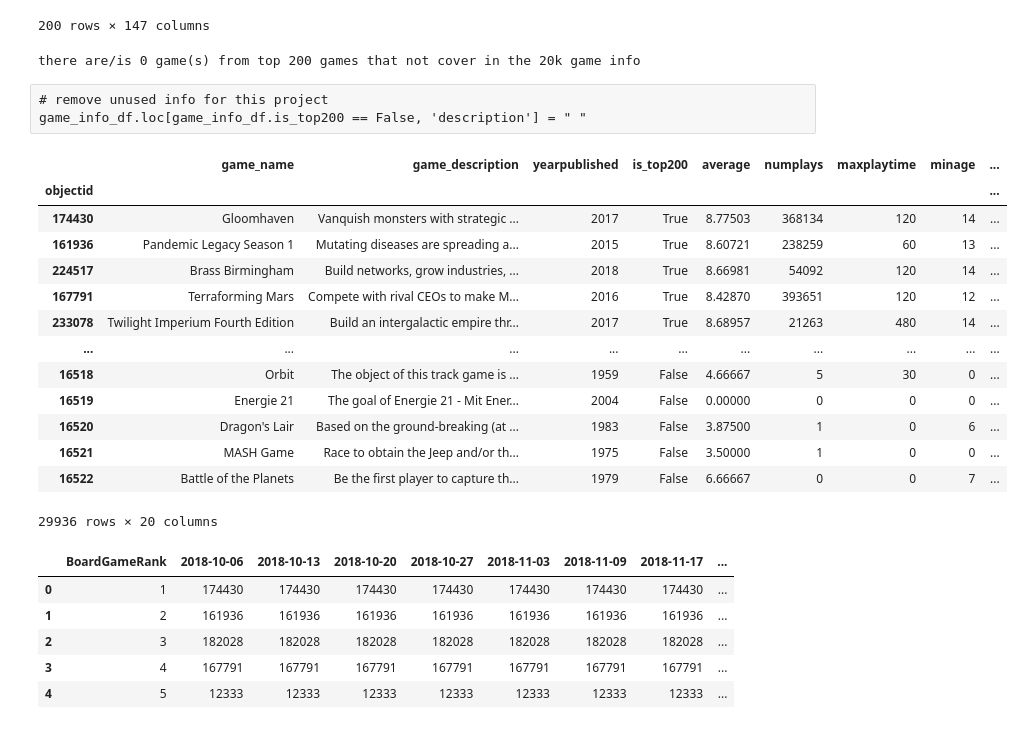
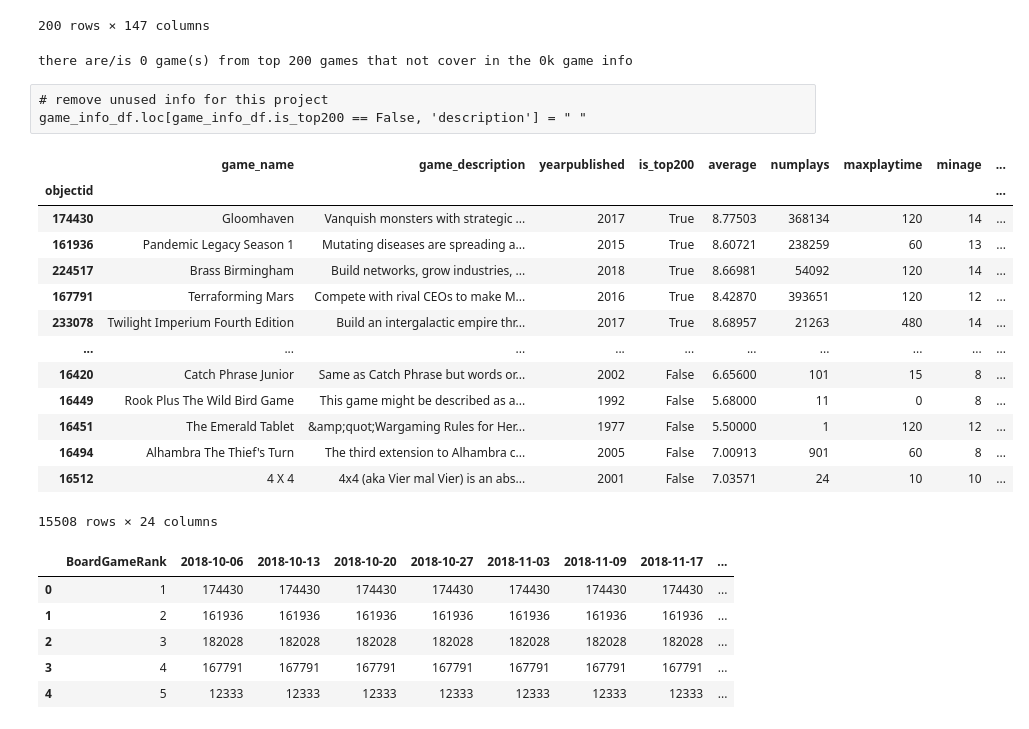
Before and after one commit to yang5hi/boardgame-analysis, a Jupyter notebook: app/bgg_sql.ipynb, the cells around one changed output. Drawn from its saved outputs; the diff is of its cells as text; code cells hidden in the pictures.

```diff
--- a/app/bgg_sql.ipynb
+++ b/app/bgg_sql.ipynb
@@ -87,9 +87,9 @@ for game_id in unique_game_ids:
     if game_id not in game_20k_set:
         print(f'{game_id} not found')
         game_out+=1
-print(f'there are/is {game_out} game(s) from top 200 games that not cover in the 20k game info')
+print(f'there are/is {game_out} game(s) from top 200 games that not cover in the 0k game info')
 # %% [output]
-there are/is 0 game(s) from top 200 games that not cover in the 20k game info
+there are/is 0 game(s) from top 200 games that not cover in the 0k game info
 # %%
 # add a column "is_top200" to game_info_df
 is_top200_list=[]
@@ -123,32 +123,38 @@ for b in a:
 game_info_df['game_description']=kk
 game_info_df = game_info_df.replace(to_replace= r'\\', value= '', regex=True)
 # %%
+# remove the rows which have invalid values
+game_info_df.drop(game_info_df[game_info_df['average'] ==0].index, inplace = True)
+game_info_df.drop(game_info_df[game_info_df['totalvotes'] ==0].index, inplace = True)
+# drop the null rows
+game_info_df.dropna(inplace=True)
+
 # get only the needed columns
 game_info_selected_df=game_info_df[['objectid', 'game_name', 'game_description', 'yearpublished','is_top200',
-                                    'average','numplays','maxplaytime','minage', 'languagedependence',
-                                    'minplayers','maxplayers', 'minplaytime',
-                                    'news', 'blogs', 'weblink','podcast',
-                                    'boardgamepublisher', 'boardgamecategory', 'boardgamemechanic','gamelink']].copy()
+                                'average','numplays','maxplaytime','minage', 'languagedependence',
+                                'minplayers','maxplayers', 'minplaytime','gamelink','average', 'numwanting',
+                                 'siteviews', 'blogs', 'minage', 'news','podcast', 'totalvotes', 'numcomments',
+                                 'numgeeklists', 'weblink']].copy()
 # drop the duplicates based on objectid
 game_info_selected_df.drop_duplicates(subset=['objectid'], inplace=True)
 game_info_selected_df['objectid'] = game_info_selected_df.objectid.astype(str)
 game_info_selected_df.set_index('objectid', inplace=True)
 game_info_selected_df
 # %% [output]
 |  | game_name | game_description | yearpublished | is_top200 | average | numplays | maxplaytime | minage | ... |
 | objectid |  |  |  |  |  |  |  |  | ... |
 | 174430 | Gloomhaven | Vanquish monsters with strategic ... | 2017 | True | 8.77503 | 368134 | 120 | 14 | ... |
 | 161936 | Pandemic Legacy Season 1 | Mutating diseases are spreading a... | 2015 | True | 8.60721 | 238259 | 60 | 13 | ... |
 | 224517 | Brass Birmingham | Build networks, grow industries, ... | 2018 | True | 8.66981 | 54092 | 120 | 14 | ... |
 | 167791 | Terraforming Mars | Compete with rival CEOs to make M... | 2016 | True | 8.42870 | 393651 | 120 | 12 | ... |
 | 233078 | Twilight Imperium Fourth Edition | Build an intergalactic empire thr... | 2017 | True | 8.68957 | 21263 | 480 | 14 | ... |
 | ... | ... | ... | ... | ... | ... | ... | ... | ... | ... |
-| 16518 | Orbit | The object of this track game is ... | 1959 | False | 4.66667 | 5 | 30 | 0 | ... |
-| 16519 | Energie 21 | The goal of Energie 21 - Mit Ener... | 2004 | False | 0.00000 | 0 | 0 | 0 | ... |
-| 16520 | Dragon's Lair | Based on the ground-breaking (at ... | 1983 | False | 3.87500 | 1 | 0 | 6 | ... |
-| 16521 | MASH Game | Race to obtain the Jeep and/or th... | 1975 | False | 3.50000 | 1 | 0 | 0 | ... |
-| 16522 | Battle of the Planets | Be the first player to capture th... | 1979 | False | 6.66667 | 0 | 0 | 7 | ... |
+| 16420 | Catch Phrase Junior | Same as Catch Phrase but words or... | 2002 | False | 6.65600 | 101 | 15 | 8 | ... |
+| 16449 | Rook Plus The Wild Bird Game | This game might be described as a... | 1992 | False | 5.68000 | 11 | 0 | 8 | ... |
+| 16451 | The Emerald Tablet | &amp;quot;Wargaming Rules for Her... | 1977 | False | 5.50000 | 1 | 120 | 12 | ... |
+| 16494 | Alhambra The Thief's Turn | The third extension to Alhambra c... | 2005 | False | 7.00913 | 901 | 60 | 8 | ... |
+| 16512 | 4 X 4 | 4x4 (aka Vier mal Vier) is an abs... | 2001 | False | 7.03571 | 24 | 10 | 10 | ... |
-29936 rows × 20 columns
+15508 rows × 24 columns
 # %%
 # Load dataframes into databases
 ranking_int_df.to_sql(name = 'ranking_200', con = engine, if_exists = 'replace', index = True)
```
Also changed, not shown: parts of 4 cells of this notebook, 3 other files.
